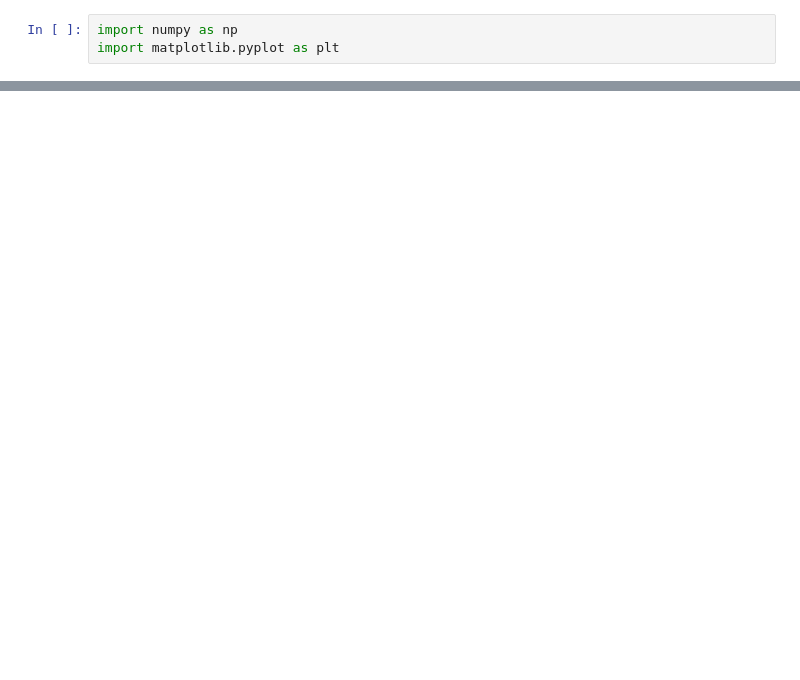
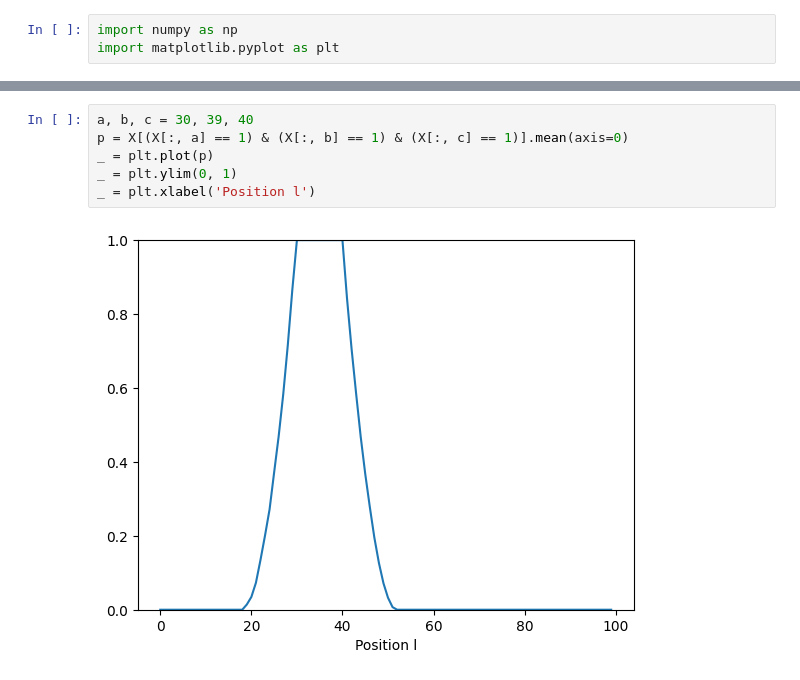
Before and after one commit to leonlufkin/Localization, a Jupyter notebook: thoughts/thoughts.ipynb, the cells around one changed output, grey strips where cells are left out. Drawn from its saved outputs; the diff is of its cells as text; blank space fills up the shorter version.

```diff
--- a/thoughts/thoughts.ipynb
+++ b/thoughts/thoughts.ipynb
@@ -31,0 +67,8 @@ p.min()
+# %%
+a, b, c = 30, 39, 40
+p = X[(X[:, a] == 1) & (X[:, b] == 1) & (X[:, c] == 1)].mean(axis=0)
+_ = plt.plot(p)
+_ = plt.ylim(0, 1)
+_ = plt.xlabel('Position l')
+# %% [output]
+[figure, added]
```
Also changed, not shown: parts of 8 cells of this notebook, 4 other files.
